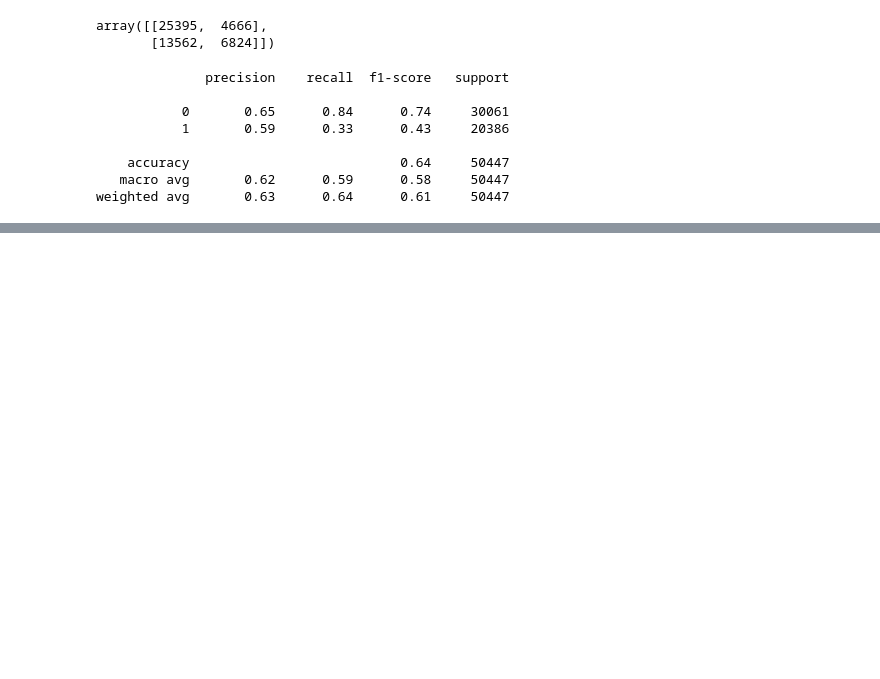
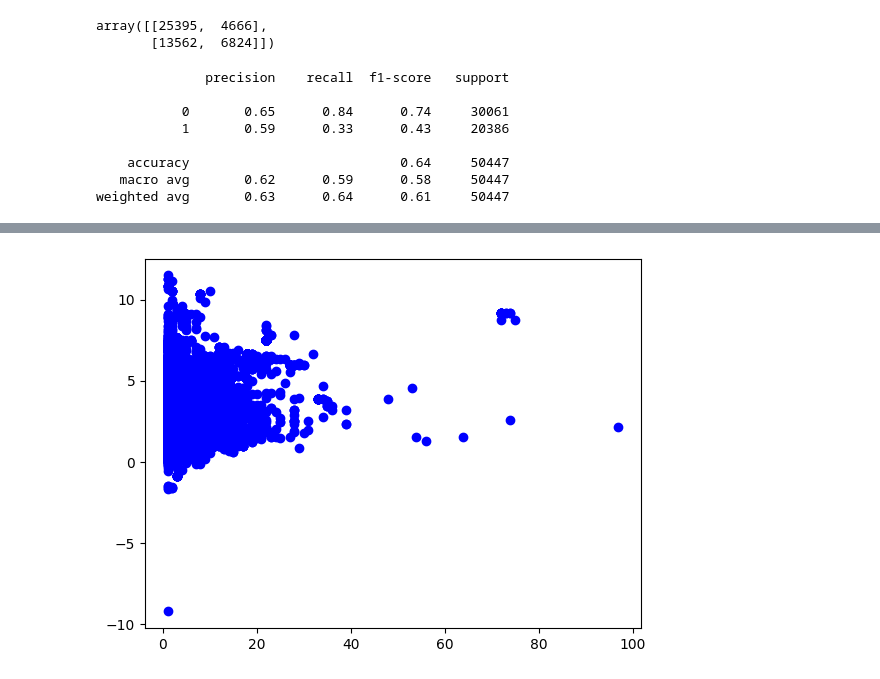
Before and after one commit to shohinis/rentsmart, a Jupyter notebook: classification.ipynb, the cells around one changed output, grey strips where cells are left out. Drawn from its saved outputs; the diff is of its cells as text; code cells hidden in the pictures; blank space fills up the shorter version.

```diff
--- a/classification.ipynb
+++ b/classification.ipynb
@@ -71,7 +85,25 @@ y_test_cla = y_test_reg.copy()
 
 #TODO drop rows with no violations for regression - get indices from y where violations are not 0 then slice X using those indices
 #X_train_reg = X_train_reg[X_train_reg['violat']]
+indices_0 = y_train_reg[y_train_reg == 0].index.tolist()
+#print("indices 0", indices_0)
+#print(y_train_reg)
 
+
+#TODO: another technique- merge X_train_reg with y_train_reg then drop rows where ytrain is 0, then separate the column for ytrain out again (do the same for ytrain and ytest)
+X_train_reg.insert(48, 'violation_count', y_train_reg)
+#print("x train reg", X_train_reg.head)
+X_train_reg = X_train_reg[X_train_reg['violation_count']>0]
+#print("xtrainreg filtered", X_train_reg)
+y_train_reg = X_train_reg['violation_count']
+X_train_reg = X_train_reg.drop(columns=['violation_count'])
+
+X_test_reg.insert(48, 'violation_count', y_test_reg)
+X_test_reg = X_test_reg[X_test_reg['violation_count']>0]
+y_test_reg = X_test_reg['violation_count']
+X_test_reg = X_test_reg.drop(columns = ['violation_count'])
+print("X_test_reg shape", X_test_reg.size)
+print("ytest reg shape", y_test_reg.size)
 
 #change classifier data to only 0 or 1
 def binary(x):
@@ -80,12 +112,10 @@ def binary(x):
   else:
     return 1
 
-print(y_train_cla.head)
 y_train_cla = y_train_cla.map(binary)
 y_test_cla = y_test_cla.map(binary)
 
-print(y_train_cla.head)
 
 
-X_train_total.shape, X_test_2step.shape, X_train_one.shape, X_test_one.shape
+X_train_total.shape, X_test_2step.shape, X_train_reg.shape, X_test_reg.shape
 # %% [output]
@@ -144,3 +159,5 @@ weighted avg       0.63      0.64      0.61     50447
 from sklearn.linear_model import LinearRegression
 lin_reg = LinearRegression()
 lin_reg.fit(X_train_reg, y_train_reg)
+y_pred_reg_train = lin_reg.predict(X_train_reg)
+y_pred_reg = lin_reg.predict(X_test_reg)
@@ -146,0 +183,11 @@ lin_reg.fit(X_train_reg, y_train_reg)
+# %%
+from matplotlib import pyplot as plt
+import matplotlib.axes as ax
+from IPython.display import clear_output
+
+plt.scatter(y_train_reg, y_pred_reg_train, color='b')
+#plt.plot(X_test_reg, y_pred_reg, color = 'k')
+
+plt.show()
+# %% [output]
+[figure, added]
```
Also changed, not shown: parts of 7 cells of this notebook.
